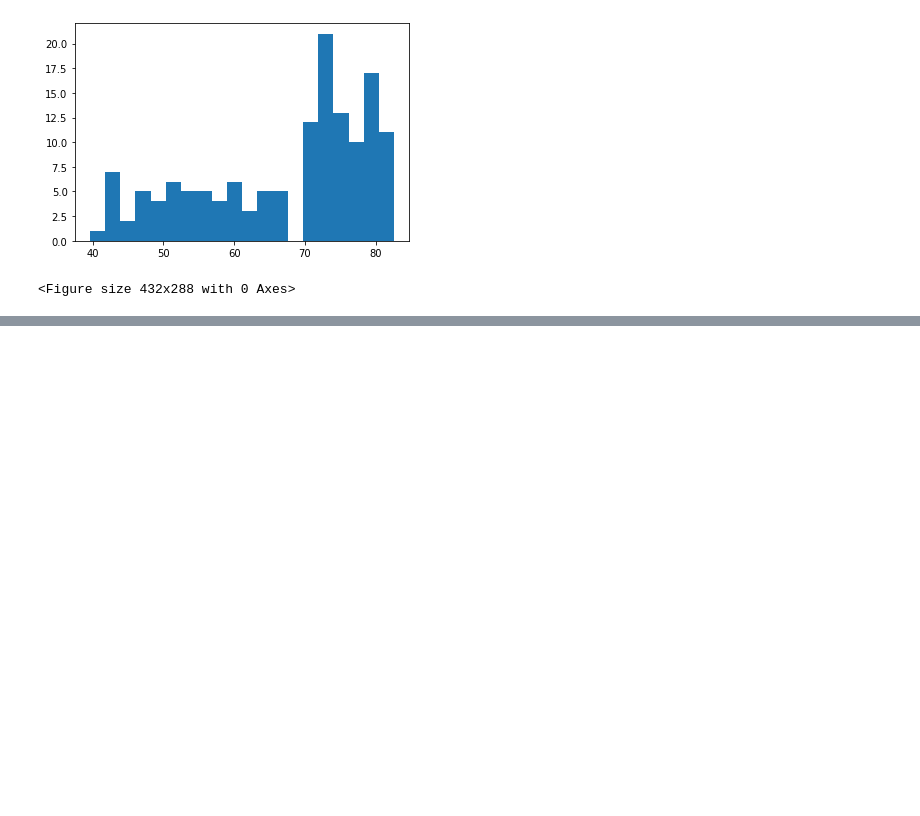
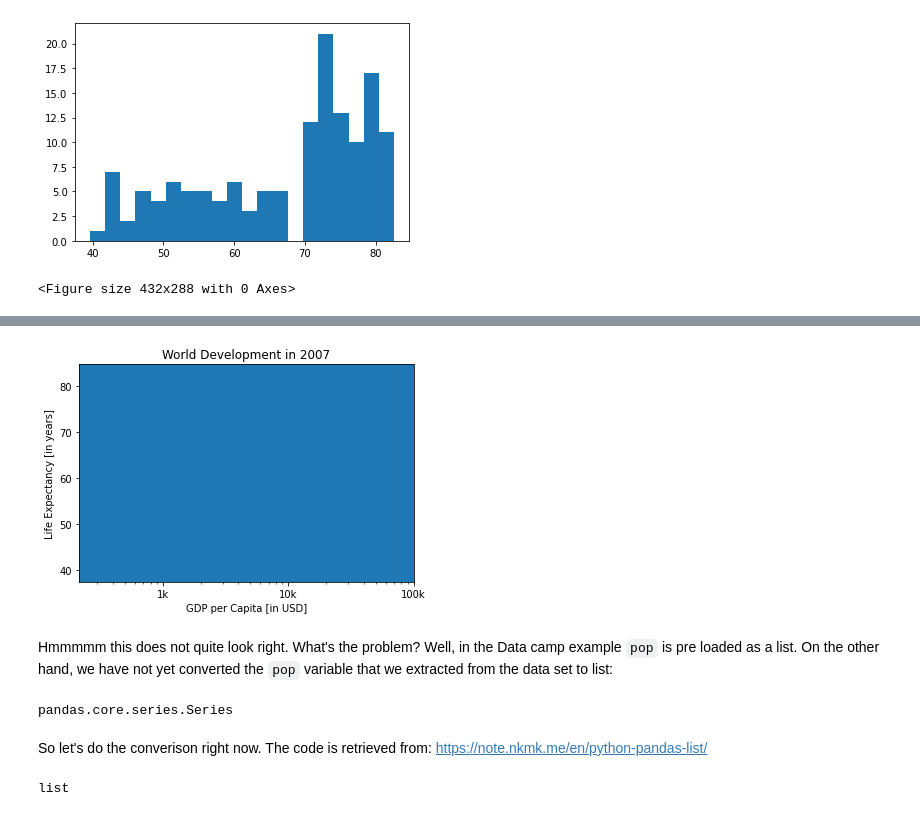
Before and after one commit to AndiOfTheLake/python-1, a Jupyter notebook: 02intermediatepy.ipynb, the cells around one changed output, grey strips where cells are left out. Saved outputs shown, nothing was run; the diff lists cells and outputs as text; code cells hidden in the pictures; blank space fills up the shorter version.

```diff
--- a/02intermediatepy.ipynb
+++ b/02intermediatepy.ipynb
@@ -88,0 +141,37 @@ plt.clf()
+# %%
+# Import numpy as np
+import numpy as np
+
+# Store pop as a numpy array: np_pop
+np_pop = np.array(pop)
+
+# Double np_pop
+np_pop = 2 * np_pop
+
+# Update: set s argument to np_pop
+plt.scatter(gdp_cap, life_exp, s = np_pop)
+
+# Previous customizations
+plt.xscale('log')
+plt.xlabel('GDP per Capita [in USD]')
+plt.ylabel('Life Expectancy [in years]')
+plt.title('World Development in 2007')
+plt.xticks([1000, 10000, 100000],['1k', '10k', '100k'])
+
+# Display the plot
+plt.show()
+# %% [output]
+[figure, added]
+# %% [markdown]
+Hmmmmm this does not quite look right. What's the problem? Well, in the Data camp example `pop` is pre loaded as a list. On the other hand, we have not yet converted the `pop` variable that we extracted from the data set to list:
+# %%
+type(pop)
+# %% [output]
+pandas.core.series.Series
+# %% [markdown]
+So let's do the converison right now. The code is retrieved from:
+https://note.nkmk.me/en/python-pandas-list/
+# %%
+pop = pop.values.tolist(); type(pop)
+# %% [output]
+list
```
Also changed, not shown: parts of 51 cells of this notebook.
